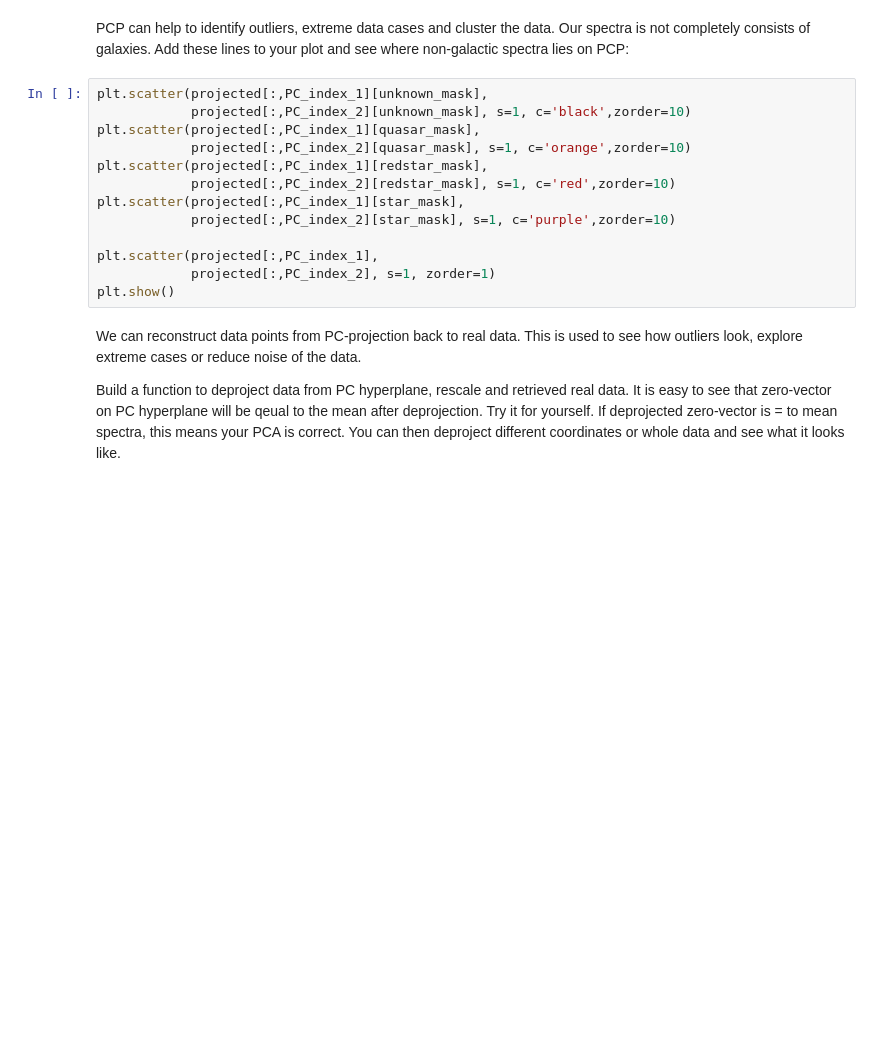
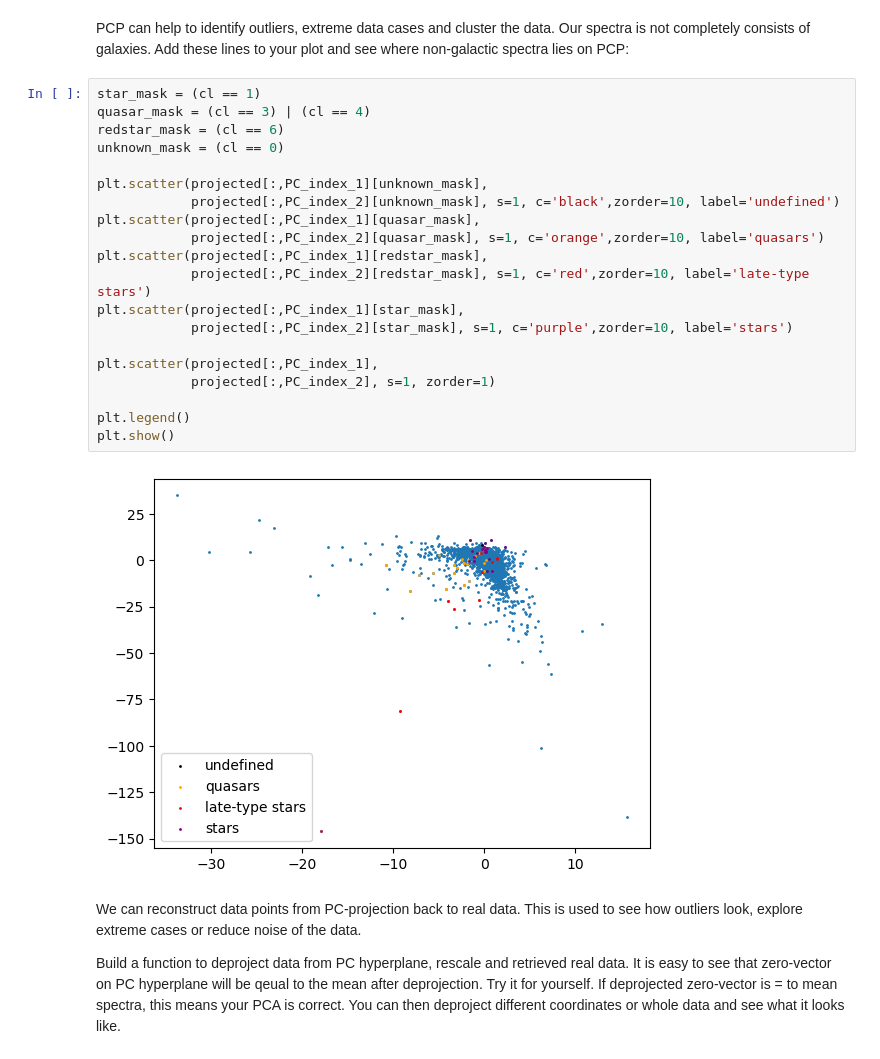
Before and after one commit to teolemay/phys607exercises, a Jupyter notebook: Astrostats12_Monday_solutions.ipynb, the cells around one changed output. Drawn from its saved outputs; the diff is of its cells as text; blank space fills up the shorter version.

```diff
--- a/Astrostats12_Monday_solutions.ipynb
+++ b/Astrostats12_Monday_solutions.ipynb
@@ -182,18 +206,27 @@ plt.show()
 # %% [markdown]
 PCP can help to identify outliers, extreme data cases and cluster the data. Our spectra is not completely consists of galaxies. Add these lines to your plot and see where non-galactic spectra lies on PCP:
 # %%
+star_mask = (cl == 1)
+quasar_mask = (cl == 3) | (cl == 4)
+redstar_mask = (cl == 6)
+unknown_mask = (cl == 0)
+
 plt.scatter(projected[:,PC_index_1][unknown_mask],
-            projected[:,PC_index_2][unknown_mask], s=1, c='black',zorder=10)
+            projected[:,PC_index_2][unknown_mask], s=1, c='black',zorder=10, label='undefined')
 plt.scatter(projected[:,PC_index_1][quasar_mask],
-            projected[:,PC_index_2][quasar_mask], s=1, c='orange',zorder=10)
+            projected[:,PC_index_2][quasar_mask], s=1, c='orange',zorder=10, label='quasars')
 plt.scatter(projected[:,PC_index_1][redstar_mask],
-            projected[:,PC_index_2][redstar_mask], s=1, c='red',zorder=10)
+            projected[:,PC_index_2][redstar_mask], s=1, c='red',zorder=10, label='late-type stars')
 plt.scatter(projected[:,PC_index_1][star_mask],
-            projected[:,PC_index_2][star_mask], s=1, c='purple',zorder=10)
+            projected[:,PC_index_2][star_mask], s=1, c='purple',zorder=10, label='stars')
 
 plt.scatter(projected[:,PC_index_1],
             projected[:,PC_index_2], s=1, zorder=1)
+
+plt.legend()
 plt.show()
+# %% [output]
+[figure, added]
 # %% [markdown]
 We can reconstruct data points from PC-projection back to real data. This is used to see how outliers look, explore extreme cases or reduce noise of the data.
 
```
Also changed, not shown: parts of 7 cells of this notebook, 1 other file.
